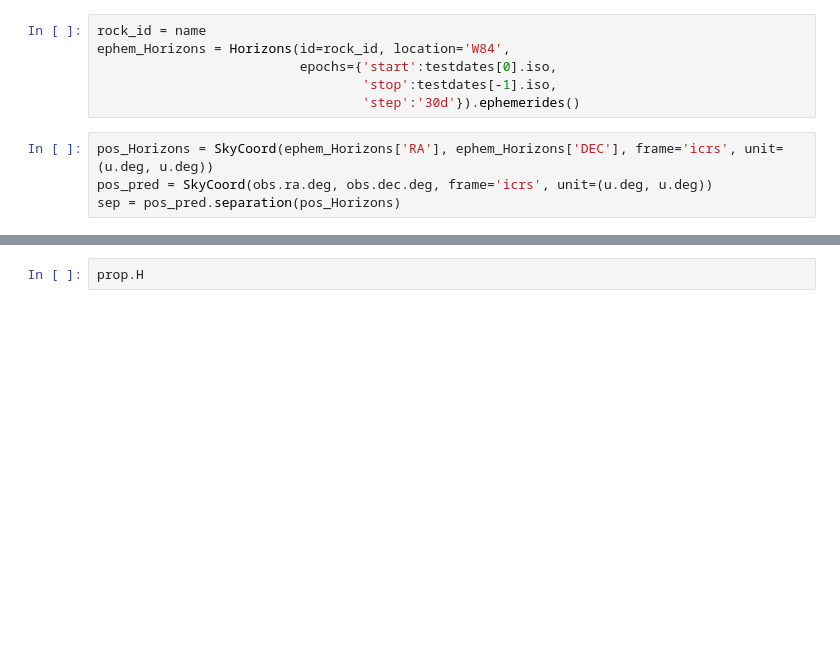
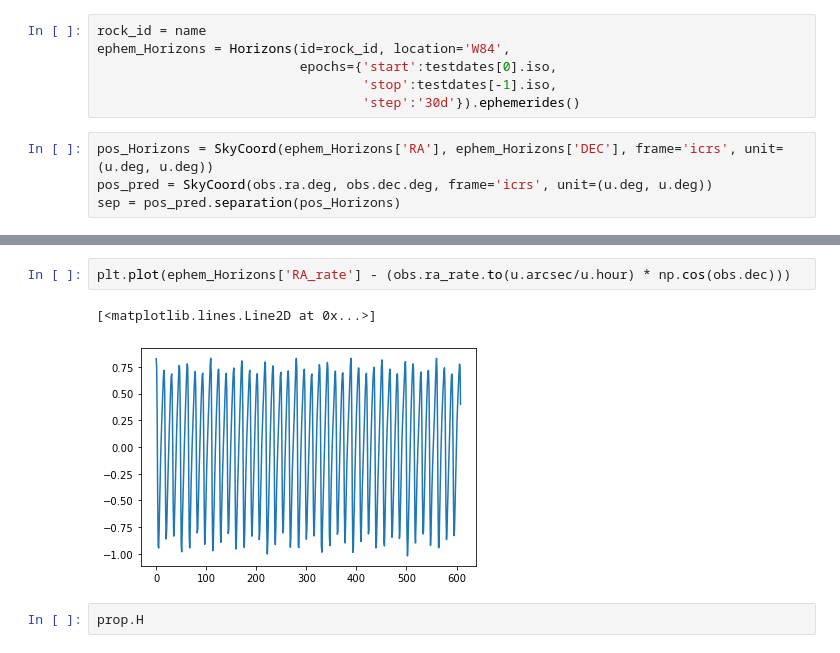
Before and after one commit to kjnapier/spacerocks, a Jupyter notebook: notebooks/Ceres.ipynb, the cells around one changed output, grey strips where cells are left out. Saved outputs shown, nothing was run; the diff lists cells and outputs as text; blank space fills up the shorter version.

```diff
--- a/notebooks/Ceres.ipynb
+++ b/notebooks/Ceres.ipynb
@@ -55,2 +63,7 @@ fig.tight_layout()
+# %%
+plt.plot(ephem_Horizons['RA_rate'] - (obs.ra_rate.to(u.arcsec/u.hour) * np.cos(obs.dec)))
+# %% [output]
+[<matplotlib.lines.Line2D at 0x...>]
+[figure, added]
 # %%
 prop.H
```
Also changed, not shown: parts of 4 cells of this notebook, 12 other files.
